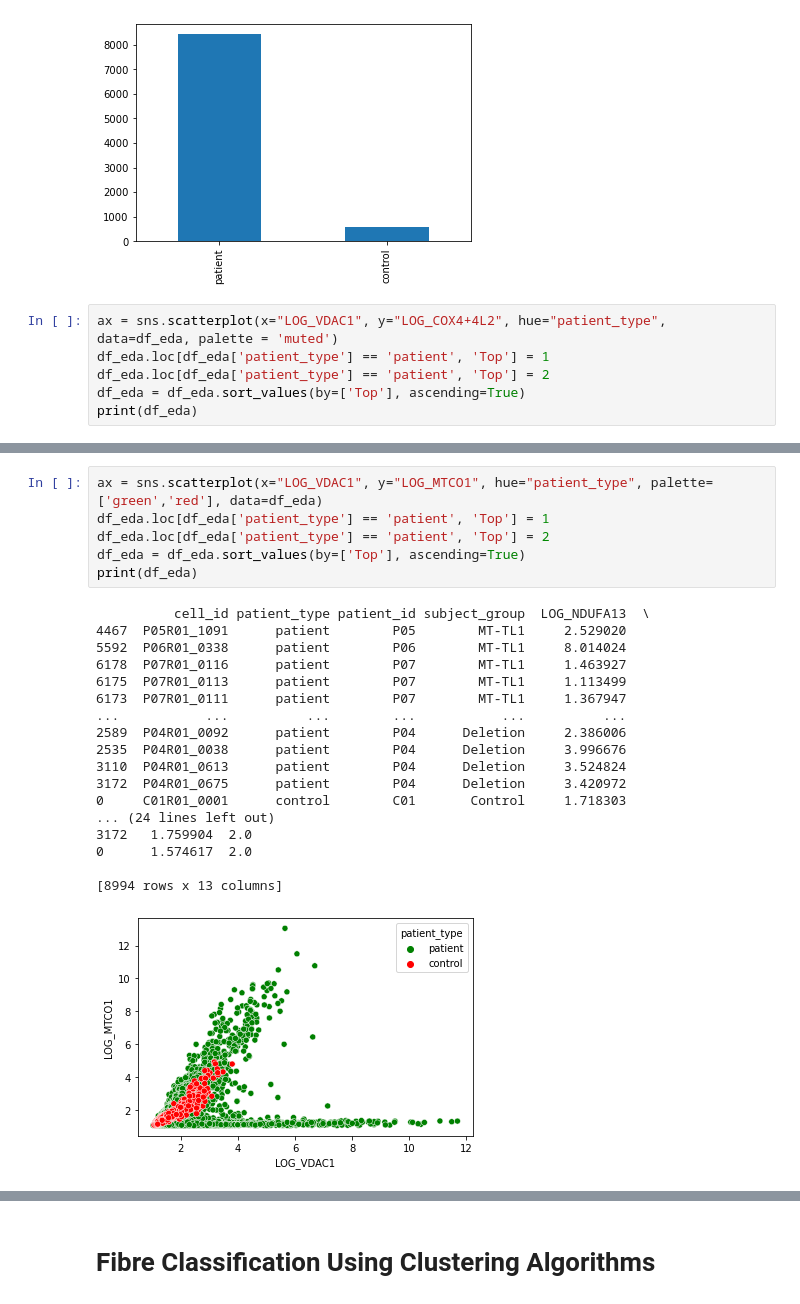
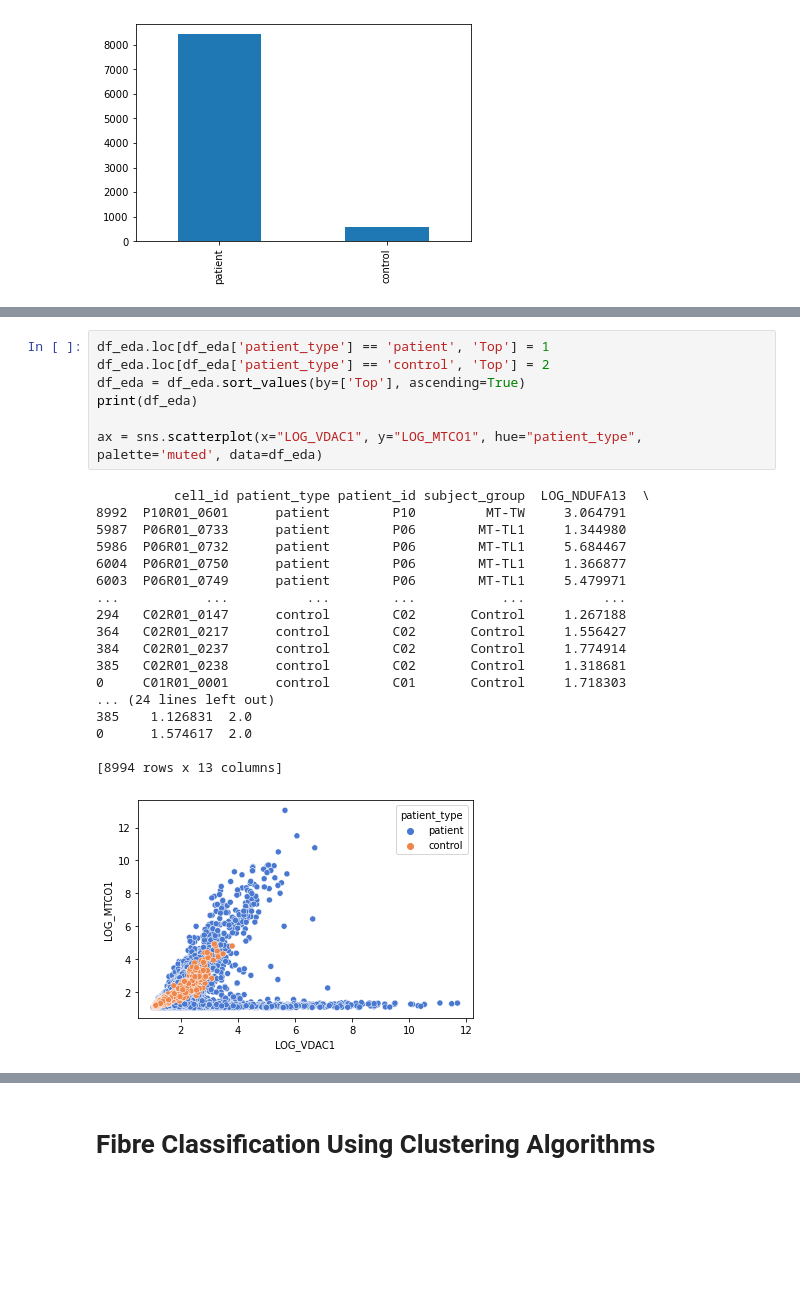
Before and after one commit to FNgongo/Classification_of_fibres_from_the_mitochondrial_disease_dataset_using_clustering_techniques, a Jupyter notebook: EDAandBasicML-FNVesion-Copy1.ipynb, the cells around one changed output, grey strips where cells are left out. Drawn from its saved outputs; the diff is of its cells as text; blank space fills up the shorter version.

```diff
--- a/EDAandBasicML-FNVesion-Copy1.ipynb
+++ b/EDAandBasicML-FNVesion-Copy1.ipynb
@@ -200,9 +200,3 @@ df_eda.patient_type.value_counts().plot(kind='bar')
 # %% [output]
 <AxesSubplot:>
 [figure]
-# %%
-ax = sns.scatterplot(x="LOG_VDAC1", y="LOG_COX4+4L2", hue="patient_type", data=df_eda, palette = 'muted')
-df_eda.loc[df_eda['patient_type'] == 'patient', 'Top'] = 1
-df_eda.loc[df_eda['patient_type'] == 'patient', 'Top'] = 2
-df_eda = df_eda.sort_values(by=['Top'], ascending=True)
-print(df_eda)
@@ -238,27 +241,28 @@ print(grouped)
 # %%
-ax = sns.scatterplot(x="LOG_VDAC1", y="LOG_MTCO1", hue="patient_type", palette=['green','red'], data=df_eda)
 df_eda.loc[df_eda['patient_type'] == 'patient', 'Top'] = 1
-df_eda.loc[df_eda['patient_type'] == 'patient', 'Top'] = 2
+df_eda.loc[df_eda['patient_type'] == 'control', 'Top'] = 2
 df_eda = df_eda.sort_values(by=['Top'], ascending=True)
 print(df_eda)
+
+ax = sns.scatterplot(x="LOG_VDAC1", y="LOG_MTCO1", hue="patient_type", palette='muted', data=df_eda)
 # %% [output]
           cell_id patient_type patient_id subject_group  LOG_NDUFA13  \
-4467  P05R01_1091      patient        P05        MT-TL1     2.529020
-5592  P06R01_0338      patient        P06        MT-TL1     8.014024
-6178  P07R01_0116      patient        P07        MT-TL1     1.463927
-6175  P07R01_0113      patient        P07        MT-TL1     1.113499
-6173  P07R01_0111      patient        P07        MT-TL1     1.367947
+8992  P10R01_0601      patient        P10         MT-TW     3.064791
+5987  P06R01_0733      patient        P06        MT-TL1     1.344980
+5986  P06R01_0732      patient        P06        MT-TL1     5.684467
+6004  P06R01_0750      patient        P06        MT-TL1     1.366877
+6003  P06R01_0749      patient        P06        MT-TL1     5.479971
 ...           ...          ...        ...           ...          ...
-2589  P04R01_0092      patient        P04      Deletion     2.386006
-2535  P04R01_0038      patient        P04      Deletion     3.996676
-3110  P04R01_0613      patient        P04      Deletion     3.524824
-3172  P04R01_0675      patient        P04      Deletion     3.420972
+294   C02R01_0147      control        C02       Control     1.267188
+364   C02R01_0217      control        C02       Control     1.556427
+384   C02R01_0237      control        C02       Control     1.774914
+385   C02R01_0238      control        C02       Control     1.318681
 0     C01R01_0001      control        C01       Control     1.718303
 ... (24 lines left out)
-3172   1.759904  2.0
+385    1.126831  2.0
 0      1.574617  2.0
 
 [8994 rows x 13 columns]
-[figure, old version]
+[figure, new version]
 # %%
 ax = sns.scatterplot(x="LOG_VDAC1", y="LOG_NDUFA13", hue="patient_type",palette='colorblind', data=df_eda)
```
Also changed, not shown: parts of 42 cells of this notebook, 5 other files.
